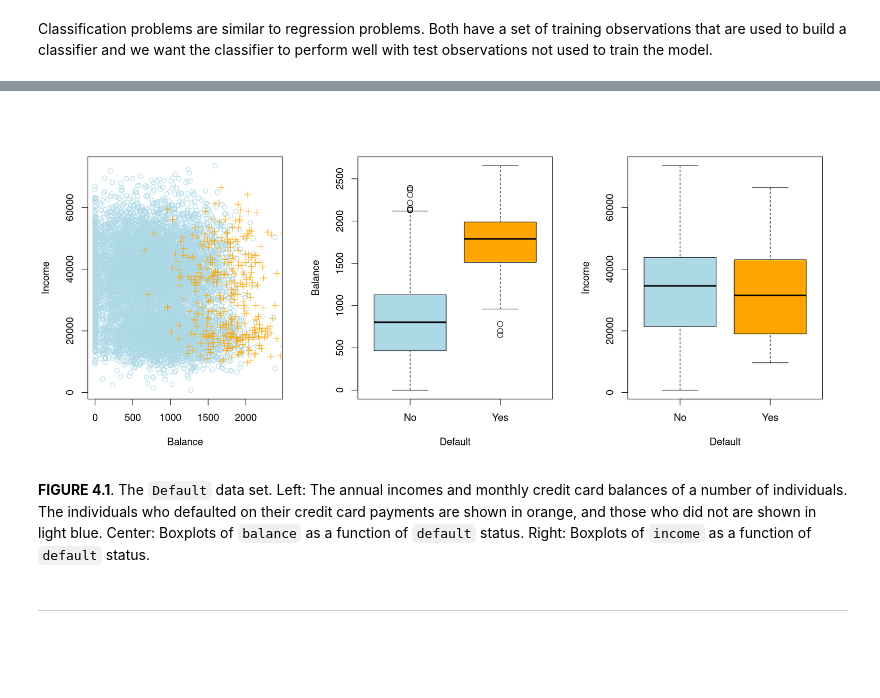
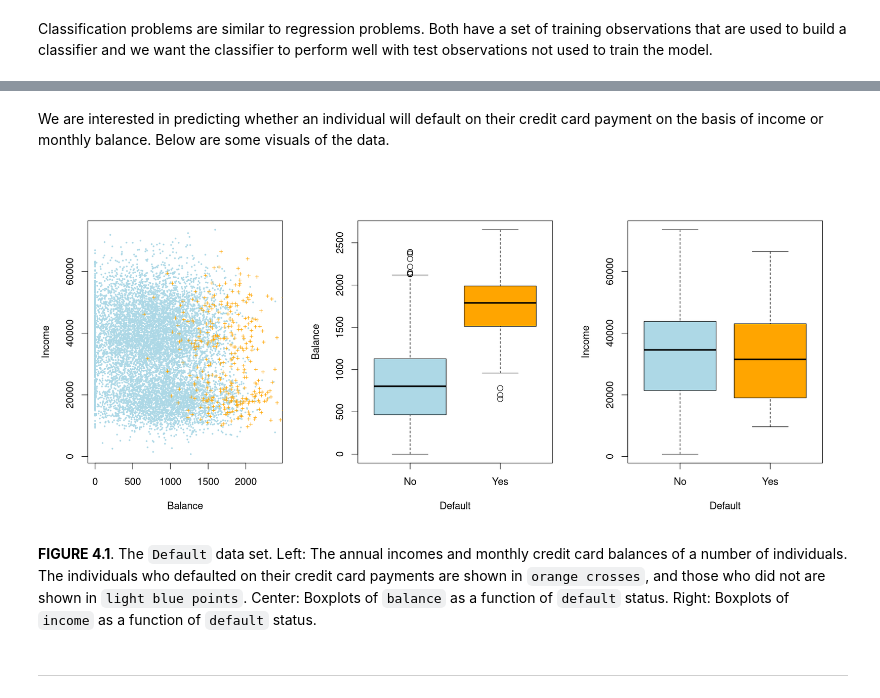
Before and after one commit to jbennett7/StatisticalLearning, a Jupyter notebook: 04 Classification/01 Chapter Summary.ipynb, the cells around one changed output, grey strips where cells are left out. Saved outputs shown, nothing was run; the diff lists cells and outputs as text; code cells hidden in the pictures; blank space fills up the shorter version.

```diff
--- a/04 Classification/01 Chapter Summary.ipynb
+++ b/04 Classification/01 Chapter Summary.ipynb
@@ -10,17 +23,19 @@ attach(Default)
+# %% [markdown]
+We are interested in predicting whether an individual will default on their credit card payment on the basis of income or monthly balance. Below are some visuals of the data.
 # %%
 par(mfrow = c(1, 3), cex=1.2)
 options(repr.plot.width=16, repr.plot.height=7)
 dy <- Default[default == "Yes",]
 dn <- Default[default == "No",]
-plot(dn$balance, dn$income, xlab="Balance", ylab="Income", col="lightblue")
-points(dy$balance, dy$income, col="orange", pch=3)
+plot(dn$balance, dn$income, xlab="Balance", ylab="Income", col="lightblue", pch=20, cex=.4)
+points(dy$balance, dy$income, col="orange", pch=3, cex=.5)
 plot(default, balance, xlab="Default", ylab="Balance", col=c("lightblue", "orange"))
 plot(default, income, xlab="Default", ylab="Income", col=c("lightblue", "orange"))
 options(repr.plot.width=7, repr.plot.height=7)
 # %% [output]
-[figure, old version]
+[figure, new version]
 # %% [markdown]
-__FIGURE 4.1__. The `Default` data set. Left: The annual incomes and monthly credit card balances of a number of individuals. The individuals who defaulted on their credit card payments are shown in orange, and those who did not are shown in light blue. Center: Boxplots of `balance` as a function of `default` status. Right: Boxplots of `income` as a function of `default` status.
+__FIGURE 4.1__. The `Default` data set. Left: The annual incomes and monthly credit card balances of a number of individuals. The individuals who defaulted on their credit card payments are shown in `orange crosses`, and those who did not are shown in `light blue points`. Center: Boxplots of `balance` as a function of `default` status. Right: Boxplots of `income` as a function of `default` status.
 # %% [markdown]
 ---
 # %% [markdown]
```
Also changed, not shown: parts of 2 cells of this notebook.
